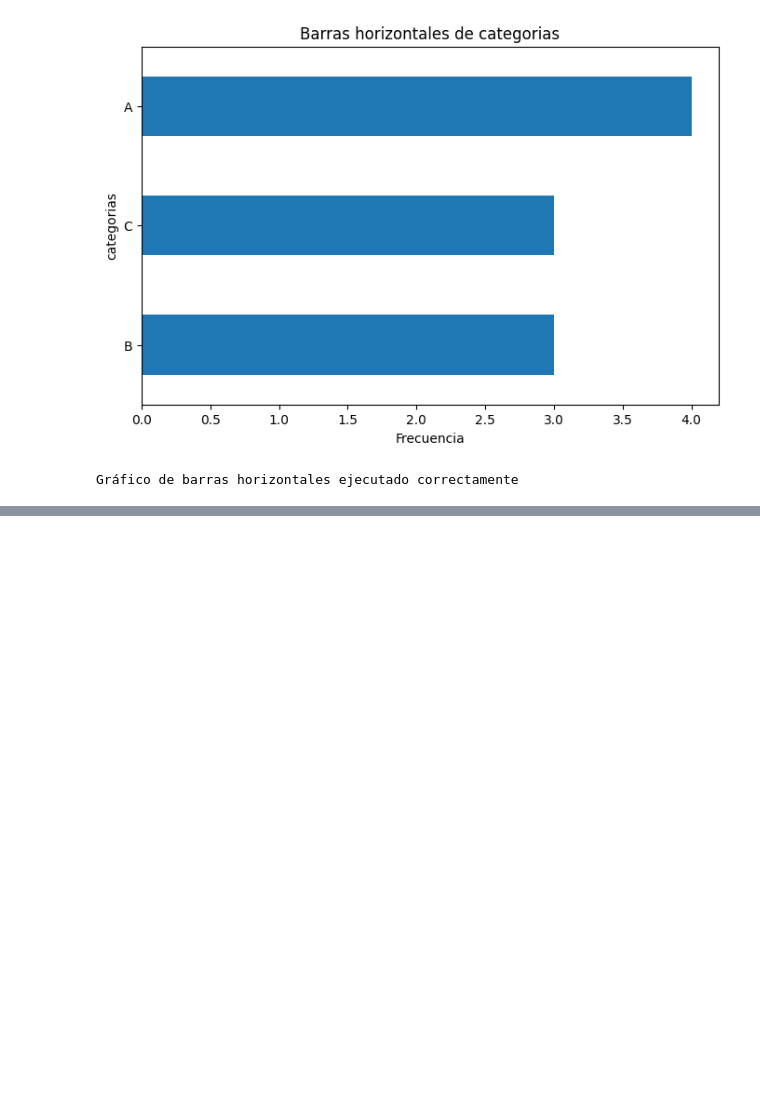
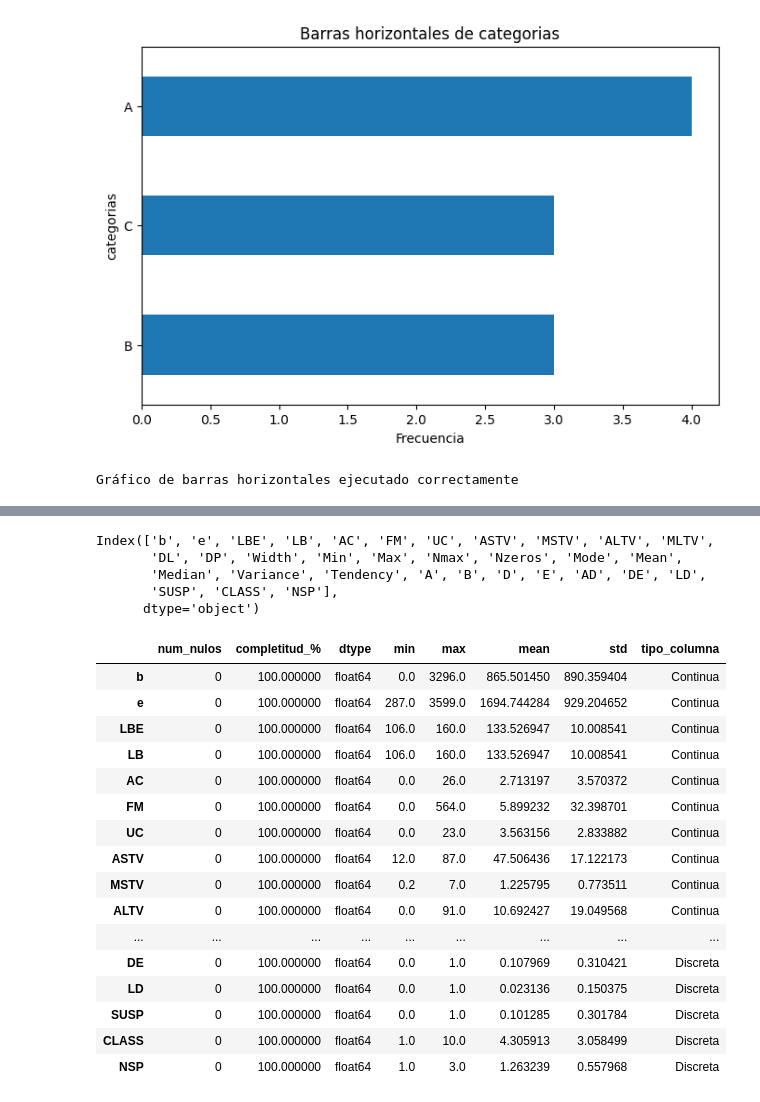
Before and after one commit to LaloCastillo20/Diplomado_DataSciene, a Jupyter notebook: practicas/P3/Test.ipynb, the cells around one changed output, grey strips where cells are left out. Drawn from its saved outputs; the diff is of its cells as text; code cells hidden in the pictures; blank space fills up the shorter version.

```diff
--- a/practicas/P3/Test.ipynb
+++ b/practicas/P3/Test.ipynb
@@ -123,0 +191,48 @@ df=P3.practica3.preprocesamiento_datos(r'/home/eduardo-castillo/Documentos/diplo
+# %%
+df.columns
+# %% [output]
+Index(['b', 'e', 'LBE', 'LB', 'AC', 'FM', 'UC', 'ASTV', 'MSTV', 'ALTV', 'MLTV',
+       'DL', 'DP', 'Width', 'Min', 'Max', 'Nmax', 'Nzeros', 'Mode', 'Mean',
+       'Median', 'Variance', 'Tendency', 'A', 'B', 'D', 'E', 'AD', 'DE', 'LD',
+       'SUSP', 'CLASS', 'NSP'],
+      dtype='object')
+# %%
+from sklearn.impute import SimpleImputer
+
+
+### Separamos el Dataset para aplicar ambos metodos
+
+
+media_cols = ['b', 'e', 'LBE', 'LB', 'AC', 'FM', 'UC', 'ASTV']
+
+
+mediana_cols = ['DL', 'DP', 'Width', 'Min', 'Max', 'Nmax', 'Nzeros', 'Mode', 'Mean',
+       'Median', 'Variance', 'Tendency']
+
+imputer_mean = SimpleImputer(strategy='mean')
+
+df[media_cols] = pd.DataFrame( imputer_mean.fit_transform(df[media_cols]), columns=media_cols,index=df.index )
+
+imputer_median = SimpleImputer(strategy='median')
+
+df[mediana_cols] = pd.DataFrame(imputer_median.fit_transform(df[mediana_cols]),  columns=mediana_cols,index=df.index)
+# %%
+P3.check_data_completeness_nombrecompleto(df)
+# %% [output]
+|  | num_nulos | completitud_% | dtype | min | max | mean | std | tipo_columna |
+| b | 0 | 100.000000 | float64 | 0.0 | 3296.0 | 865.501450 | 890.359404 | Continua |
+| e | 0 | 100.000000 | float64 | 287.0 | 3599.0 | 1694.744284 | 929.204652 | Continua |
+| LBE | 0 | 100.000000 | float64 | 106.0 | 160.0 | 133.526947 | 10.008541 | Continua |
+| LB | 0 | 100.000000 | float64 | 106.0 | 160.0 | 133.526947 | 10.008541 | Continua |
+| AC | 0 | 100.000000 | float64 | 0.0 | 26.0 | 2.713197 | 3.570372 | Continua |
+| FM | 0 | 100.000000 | float64 | 0.0 | 564.0 | 5.899232 | 32.398701 | Continua |
+| UC | 0 | 100.000000 | float64 | 0.0 | 23.0 | 3.563156 | 2.833882 | Continua |
+| ASTV | 0 | 100.000000 | float64 | 12.0 | 87.0 | 47.506436 | 17.122173 | Continua |
+| MSTV | 0 | 100.000000 | float64 | 0.2 | 7.0 | 1.225795 | 0.773511 | Continua |
+| ALTV | 0 | 100.000000 | float64 | 0.0 | 91.0 | 10.692427 | 19.049568 | Continua |
+| ... | ... | ... | ... | ... | ... | ... | ... | ... |
+| DE | 0 | 100.000000 | float64 | 0.0 | 1.0 | 0.107969 | 0.310421 | Discreta |
+| LD | 0 | 100.000000 | float64 | 0.0 | 1.0 | 0.023136 | 0.150375 | Discreta |
+| SUSP | 0 | 100.000000 | float64 | 0.0 | 1.0 | 0.101285 | 0.301784 | Discreta |
+| CLASS | 0 | 100.000000 | float64 | 1.0 | 10.0 | 4.305913 | 3.058499 | Discreta |
+| NSP | 0 | 100.000000 | float64 | 1.0 | 3.0 | 1.263239 | 0.557968 | Discreta |
```
Also changed, not shown: parts of 4 cells of this notebook.
